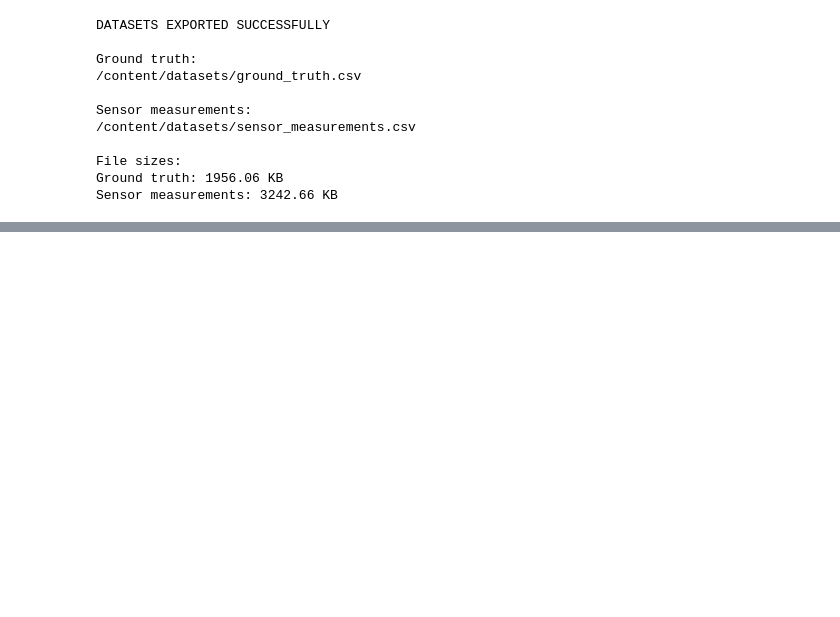
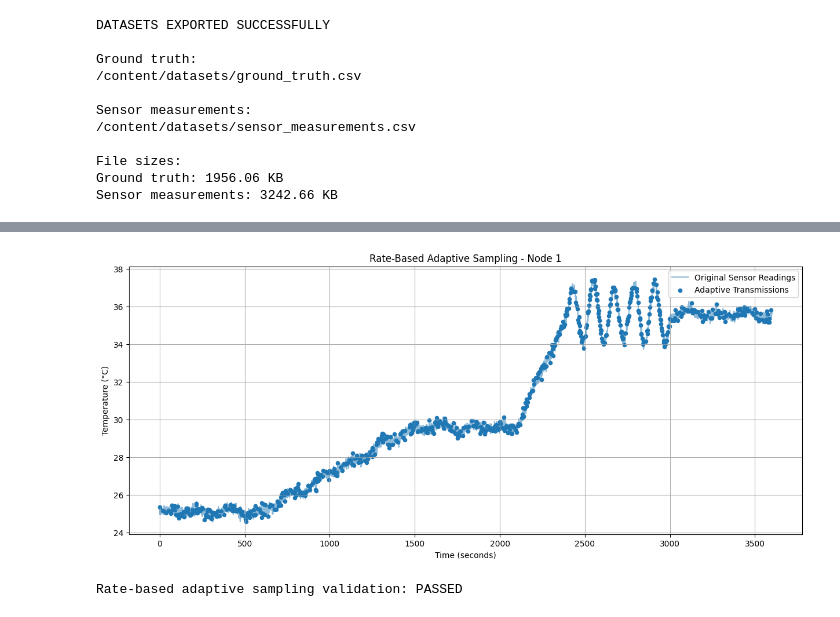
Before and after one commit to Sravan05nani/Energy-Aware-Adaptive-IoT, a Jupyter notebook: notebooks/energy_aware_simulation.ipynb, the cells around one changed output, grey strips where cells are left out. Saved outputs shown, nothing was run; the diff lists cells and outputs as text; code cells hidden in the pictures; blank space fills up the shorter version.

```diff
--- a/notebooks/energy_aware_simulation.ipynb
+++ b/notebooks/energy_aware_simulation.ipynb
@@ -1068,0 +1686,68 @@ files.download(sensor_measurements_file)
+# %%
+node = 1
+
+original = df[df['node_id'] == node]
+
+sampled = rate_based_df[
+    rate_based_df['node_id'] == node
+]
+
+plt.figure(figsize=(15, 6))
+
+plt.plot(
+    original['time_seconds'],
+    original['temperature_measured'],
+    label='Original Sensor Readings',
+    alpha=0.5
+)
+
+plt.scatter(
+    sampled['time_seconds'],
+    sampled['temperature_measured'],
+    label='Adaptive Transmissions',
+    s=20
+)
+
+plt.xlabel('Time (seconds)')
+plt.ylabel('Temperature (°C)')
+
+plt.title(
+    'Rate-Based Adaptive Sampling - Node 1'
+)
+
+plt.legend()
+plt.grid(True)
+plt.show()
+# %% [output]
+[figure, added]
+# %%
+# Validation
+
+assert len(rate_based_df) > 0
+
+assert rate_based_df['node_id'].nunique() == 10
+
+# First reading must be transmitted for every node
+for node_id, group in df.groupby('node_id'):
+
+    first_time = group['time_seconds'].min()
+
+    transmitted_times = rate_based_df[
+        rate_based_df['node_id'] == node_id
+    ]['time_seconds'].values
+
+    assert first_time in transmitted_times
+
+# Verify chronological ordering
+for node_id, group in rate_based_df.groupby('node_id'):
+
+    assert group['time_seconds'].is_monotonic_increasing
+
+# Verify sampling intervals
+assert rate_based_df['sampling_interval'].isin(
+    [2, 10, 30]
+).all()
+
+print("Rate-based adaptive sampling validation: PASSED")
+# %% [output]
+Rate-based adaptive sampling validation: PASSED
```
Also changed, not shown: parts of 109 cells of this notebook.
